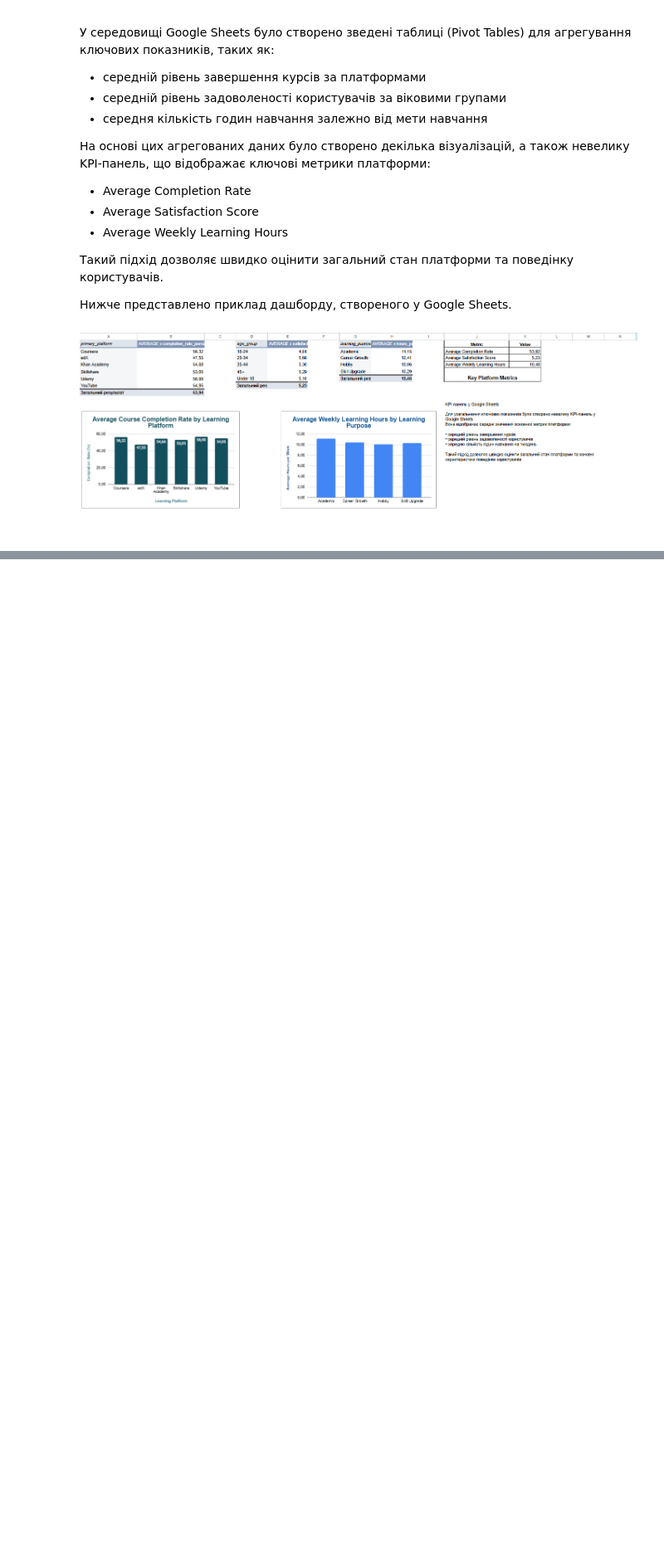
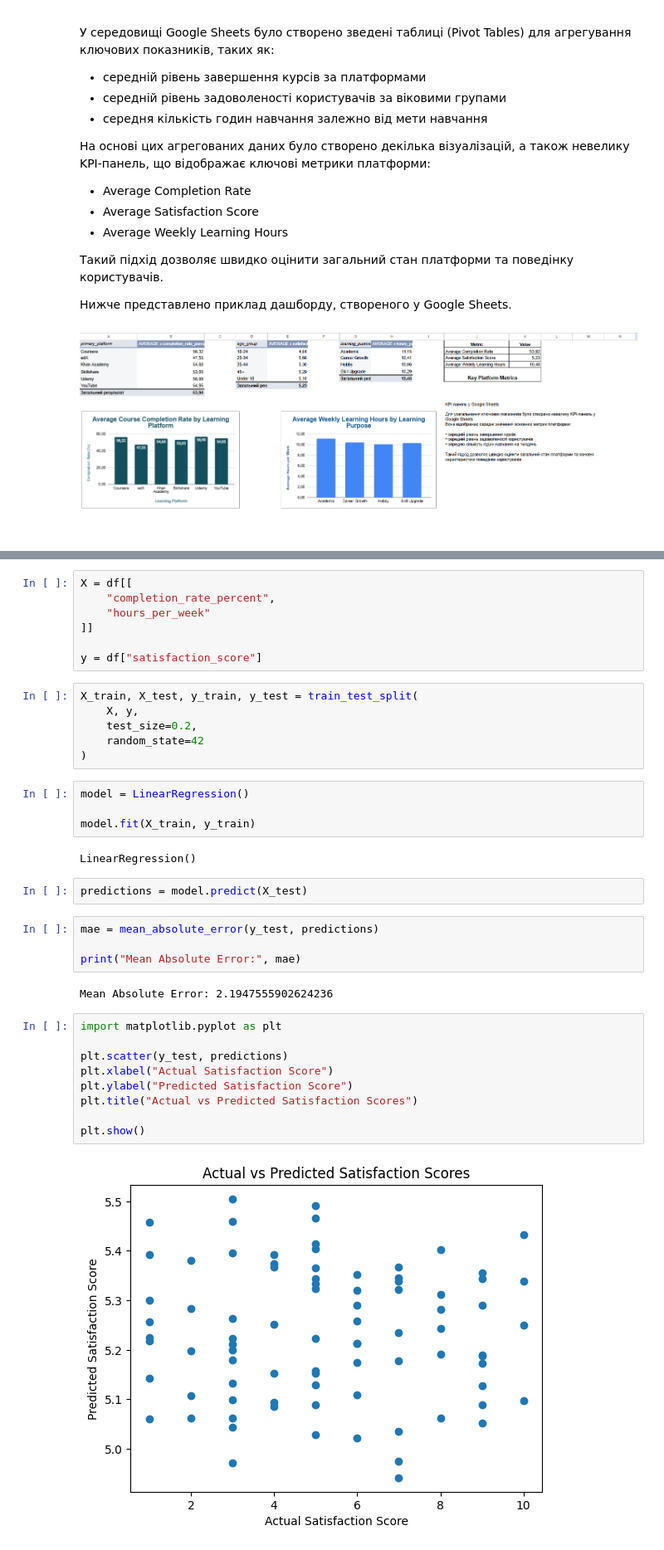
Before and after one commit to jane-rusakova/python_for_hw_tasks, a Jupyter notebook: Фінальний_проєкт.ipynb, the cells around one changed output, grey strips where cells are left out. Shown at 83% size. Saved outputs shown, nothing was run; the diff lists cells and outputs as text; blank space fills up the shorter version.

```diff
--- a/Фінальний_проєкт.ipynb
+++ b/Фінальний_проєкт.ipynb
@@ -490,0 +625,38 @@ plt.show()
+# %%
+X = df[[
+    "completion_rate_percent",
+    "hours_per_week"
+]]
+
+y = df["satisfaction_score"]
+# %%
+X_train, X_test, y_train, y_test = train_test_split(
+    X, y,
+    test_size=0.2,
+    random_state=42
+)
+# %%
+model = LinearRegression()
+
+model.fit(X_train, y_train)
+# %% [output]
+LinearRegression()
+# %%
+predictions = model.predict(X_test)
+# %%
+mae = mean_absolute_error(y_test, predictions)
+
+print("Mean Absolute Error:", mae)
+# %% [output]
+Mean Absolute Error: 2.1947555902624236
+# %%
+import matplotlib.pyplot as plt
+
+plt.scatter(y_test, predictions)
+plt.xlabel("Actual Satisfaction Score")
+plt.ylabel("Predicted Satisfaction Score")
+plt.title("Actual vs Predicted Satisfaction Scores")
+
+plt.show()
+# %% [output]
+[figure, added]
```
Also changed, not shown: parts of 42 cells of this notebook.
